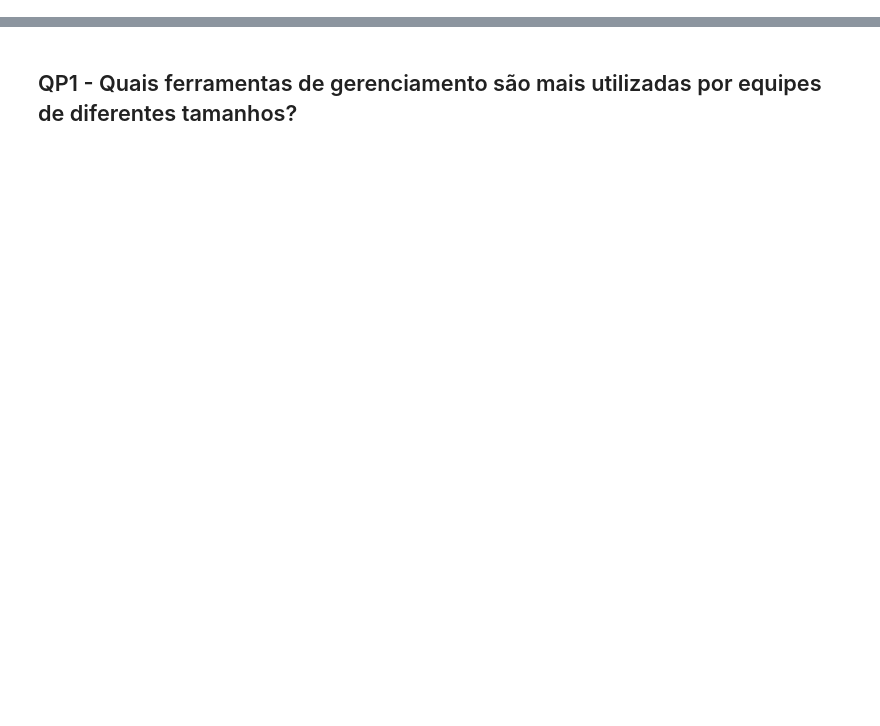
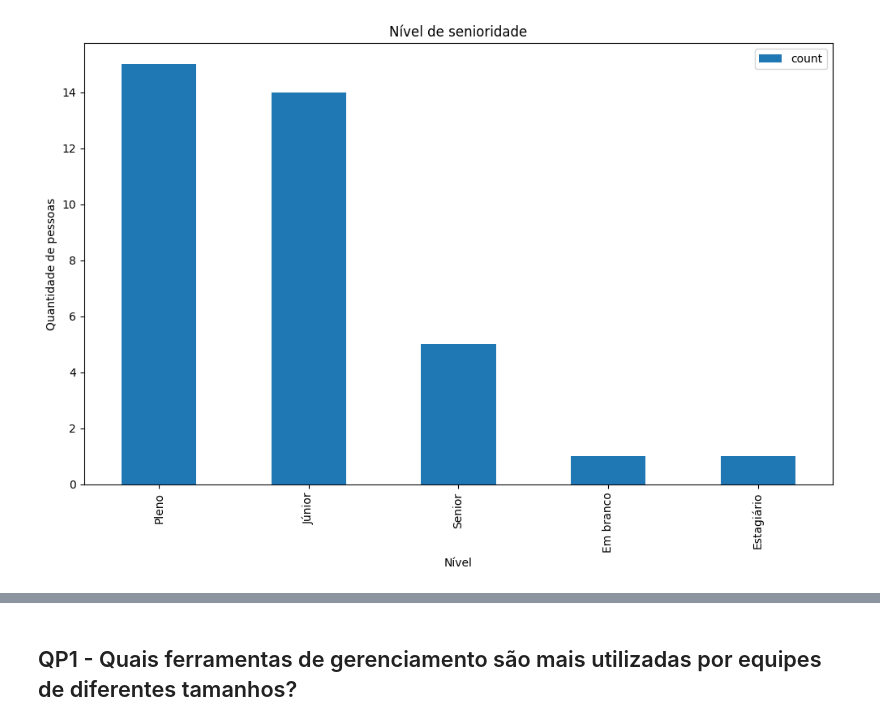
Before and after one commit to cesarfreire/65eeo-trabalho2, a Jupyter notebook: main.ipynb, the cells around one changed output, grey strips where cells are left out. Cells and saved outputs as stored; diff of their text form; code cells hidden in the pictures; blank space fills up the shorter version.

```diff
--- a/main.ipynb
+++ b/main.ipynb
@@ -30,0 +41,24 @@ Name: count, dtype: int64
+# %%
+# faz a contagem da senioridade
+contagem_senioridade = data['P11'].value_counts()
+contagem_senioridade
+
+contagem_senioridade_df = pd.DataFrame(contagem_senioridade)
+contagem_senioridade_df.plot(kind='bar', stacked=False, figsize=(10, 7))
+
+
+import matplotlib.pyplot as plt
+
+# adiciona titulo
+plt.title('Nível de senioridade')
+
+# adiciona label eixo x
+plt.xlabel('Nível')
+
+# adiciona label eixo y
+plt.ylabel('Quantidade de pessoas')
+
+# ajusta layout
+plt.tight_layout()
+# %% [output]
+[figure, added]
```
Also changed, not shown: parts of 28 cells of this notebook, 1 other file.
